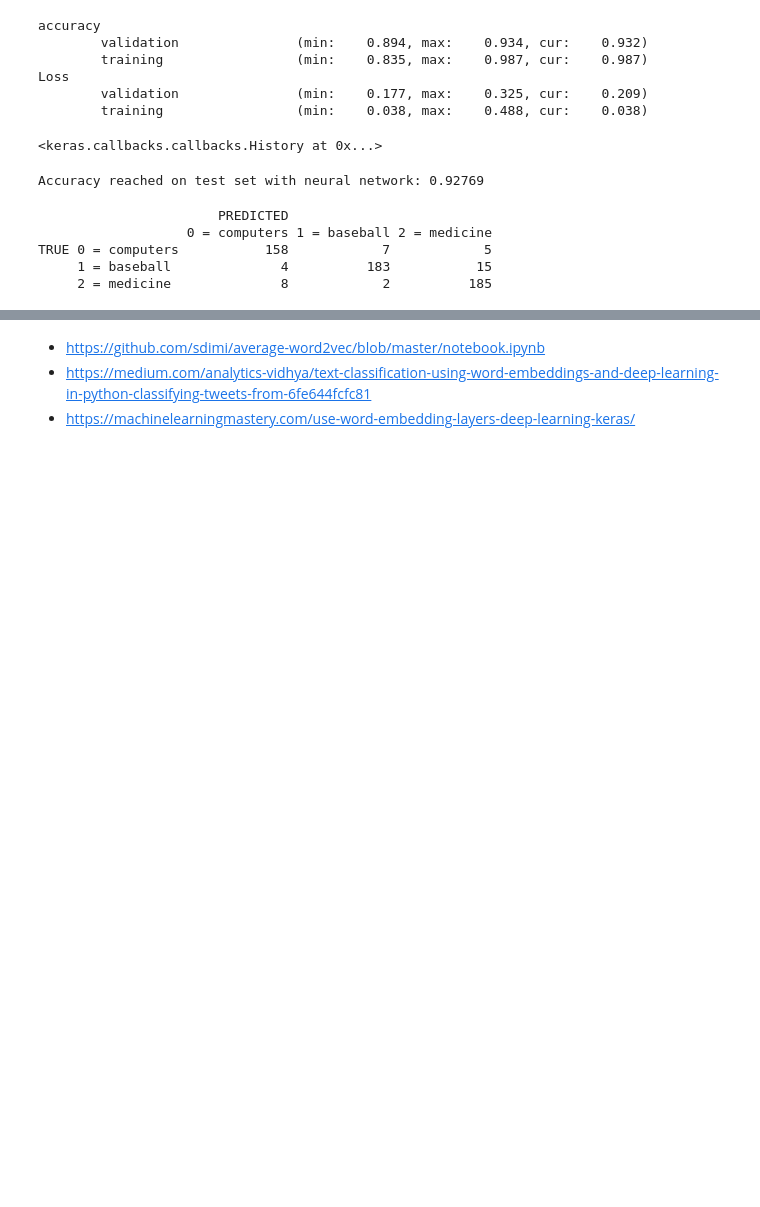
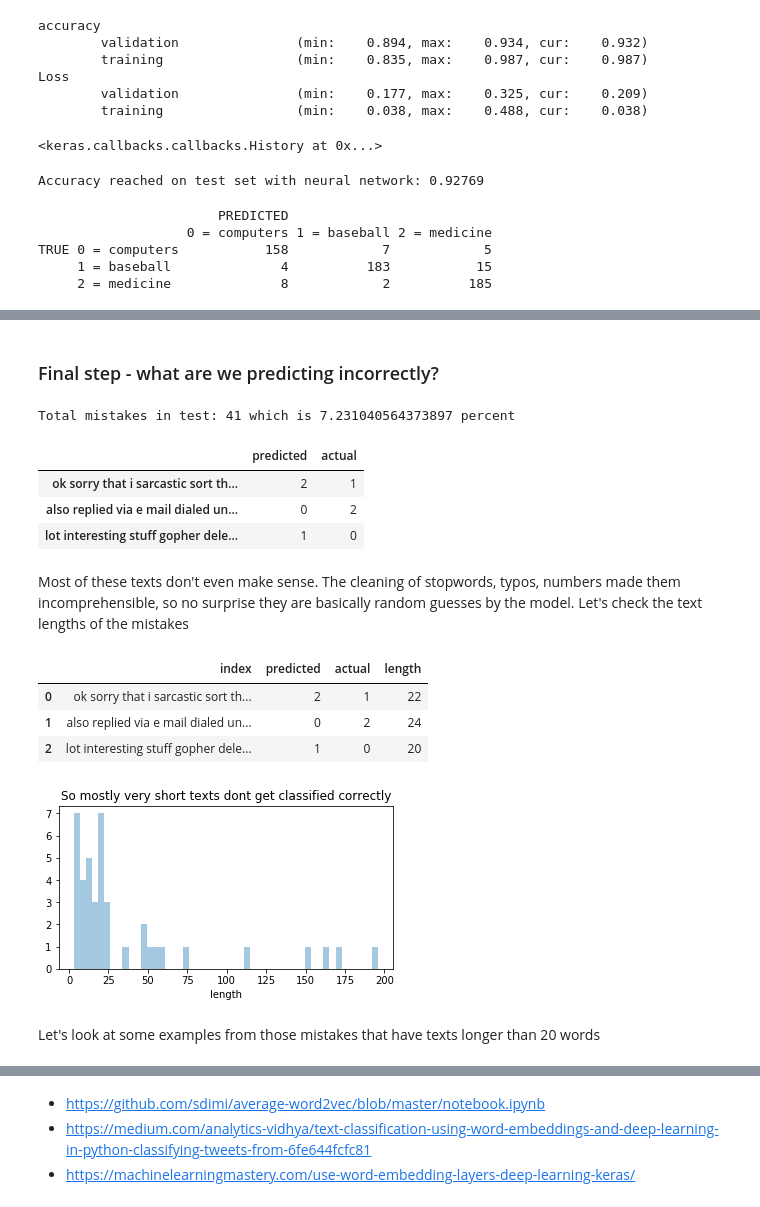
Before and after one commit to kristofrabay/embeddings, a Jupyter notebook: text_classification.ipynb, the cells around one changed output, grey strips where cells are left out. Drawn from its saved outputs; the diff is of its cells as text; code cells hidden in the pictures; blank space fills up the shorter version.

Commit message:
checked wrong classifications

```diff
--- a/text_classification.ipynb
+++ b/text_classification.ipynb
@@ -778,0 +779,40 @@ Our winner is the **bidirectional LSTM model with pretrained word embedding vect
+# %% [markdown]
+### Final step - what are we predicting incorrectly?
+# %%
+test_predictions = model.predict(X_test).argmax(axis=-1)
+test_labels = y_test.argmax(axis=-1)
+test_texts = train_test_split(texts_final, Y, random_state = 20202020, train_size = 0.8)[1]
+# %%
+predictions = pd.DataFrame(list(zip(test_predictions, test_labels)), index = test_texts, columns = ['predicted', 'actual'])
+mistakes = predictions[predictions['predicted'] != predictions['actual']]
+
+print('Total mistakes in test:', mistakes.shape[0], 'which is', mistakes.shape[0] / predictions.shape[0] * 100, 'percent')
+# %% [output]
+Total mistakes in test: 41 which is 7.231040564373897 percent
+# %%
+mistakes.head(3)
+# %% [output]
+|  | predicted | actual |
+| ok sorry that i sarcastic sort th... | 2 | 1 |
+| also replied via e mail dialed un... | 0 | 2 |
+| lot interesting stuff gopher dele... | 1 | 0 |
+# %% [markdown]
+Most of these texts don't even make sense. The cleaning of stopwords, typos, numbers made them incomprehensible, so no surprise they are basically random guesses by the model. Let's check the text lengths of the mistakes
+# %%
+mistakes = mistakes.reset_index()
+mistakes['length'] = mistakes['index'].apply(lambda x: len(x.split()))
+mistakes.head(3)
+# %% [output]
+|  | index | predicted | actual | length |
+| 0 | ok sorry that i sarcastic sort th... | 2 | 1 | 22 |
+| 1 | also replied via e mail dialed un... | 0 | 2 | 24 |
+| 2 | lot interesting stuff gopher dele... | 1 | 0 | 20 |
+# %%
+plt.figure(figsize = (6, 3))
+sns.distplot(mistakes['length'],kde = False, bins = 50)
+plt.title('So mostly very short texts dont get classified correctly')
+plt.show()
+# %% [output]
+[figure, added]
+# %% [markdown]
+Let's look at some examples from those mistakes that have texts longer than 20 words
```
Also changed, not shown: parts of 5 cells of this notebook.
